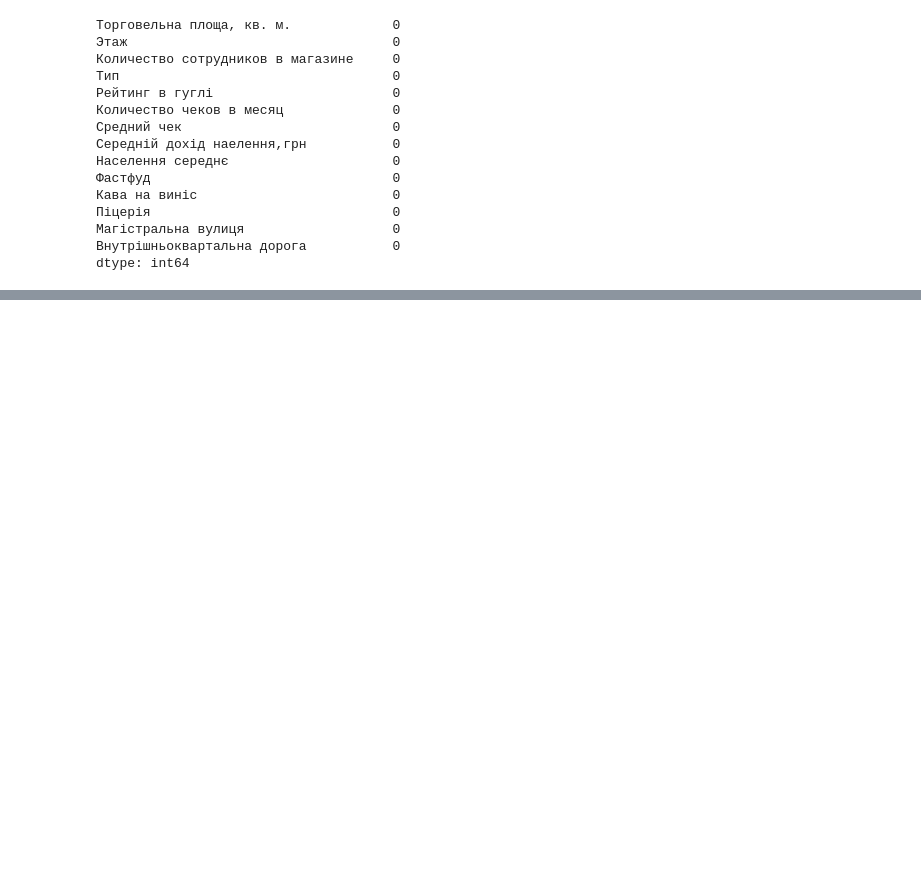
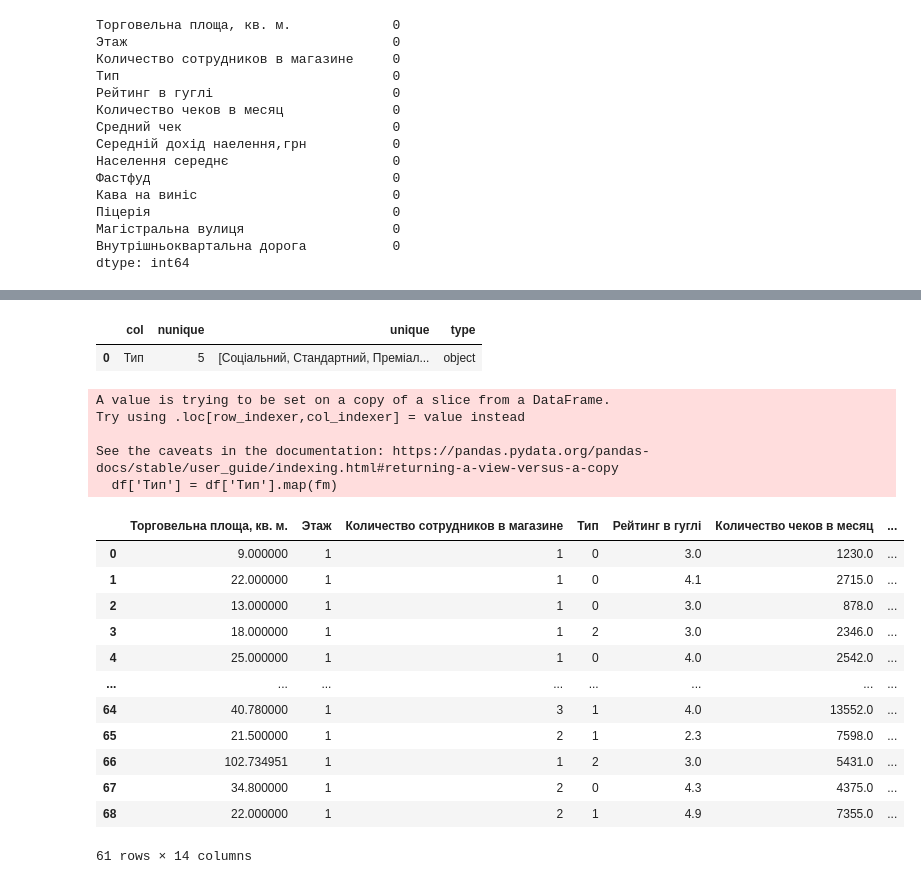
Before and after one commit to Saridzha/v, a Jupyter notebook: Untitled.ipynb, the cells around one changed output, grey strips where cells are left out. Drawn from its saved outputs; the diff is of its cells as text; code cells hidden in the pictures; blank space fills up the shorter version.

```diff
--- a/Untitled.ipynb
+++ b/Untitled.ipynb
@@ -119,6 +104,7 @@ df.describe()
 # %%
 # Mistakes Deleting
 df = df.loc[df['Середній дохід наелення,грн'] > 6000]
+df = df.loc[df['Населення середнє'] > 4]
 # %%
 df
 # %% [output]
@@ -227,0 +194,3 @@ sns.pairplot(df)
+# %%
+df = outliers(df)
+df.describe()
@@ -227,0 +217,37 @@ sns.pairplot(df)
+# %%
+df3 = df[['Тип']]
+info = []
+for column in df3.columns:
+        vals = {"col": column,
+                "nunique": df3[column].nunique(),
+                "unique": df3[column].unique(),
+                "type": df3[column].dtype
+               }
+        info.append(vals)
+pd.DataFrame(info).sort_values(by = "col", ascending = False)
+# %% [output]
+|  | col | nunique | unique | type |
+| 0 | Тип | 5 | [Соціальний, Стандартний, Преміал... | object |
+# %%
+fm = {'Соціальний':0,'Преміальний':1,'Стандартний':2,'Соціальний Плюс':3,'Стандарт Плюс':4}
+df['Тип'] = df['Тип'].map(fm)
+df
+# %% [output]
+A value is trying to be set on a copy of a slice from a DataFrame.
+Try using .loc[row_indexer,col_indexer] = value instead
+
+See the caveats in the documentation: https://pandas.pydata.org/pandas-docs/stable/user_guide/indexing.html#returning-a-view-versus-a-copy
+  df['Тип'] = df['Тип'].map(fm)
+|  | Торговельна площа, кв. м. | Этаж | Количество сотрудников в магазине | Тип | Рейтинг в гуглі | Количество чеков в месяц | ... |
+| 0 | 9.000000 | 1 | 1 | 0 | 3.0 | 1230.0 | ... |
+| 1 | 22.000000 | 1 | 1 | 0 | 4.1 | 2715.0 | ... |
+| 2 | 13.000000 | 1 | 1 | 0 | 3.0 | 878.0 | ... |
+| 3 | 18.000000 | 1 | 1 | 2 | 3.0 | 2346.0 | ... |
+| 4 | 25.000000 | 1 | 1 | 0 | 4.0 | 2542.0 | ... |
+| ... | ... | ... | ... | ... | ... | ... | ... |
+| 64 | 40.780000 | 1 | 3 | 1 | 4.0 | 13552.0 | ... |
+| 65 | 21.500000 | 1 | 2 | 1 | 2.3 | 7598.0 | ... |
+| 66 | 102.734951 | 1 | 1 | 2 | 3.0 | 5431.0 | ... |
+| 67 | 34.800000 | 1 | 2 | 0 | 4.3 | 4375.0 | ... |
+| 68 | 22.000000 | 1 | 2 | 1 | 4.9 | 7355.0 | ... |
+61 rows × 14 columns
```
Also changed, not shown: parts of 26 cells of this notebook.
